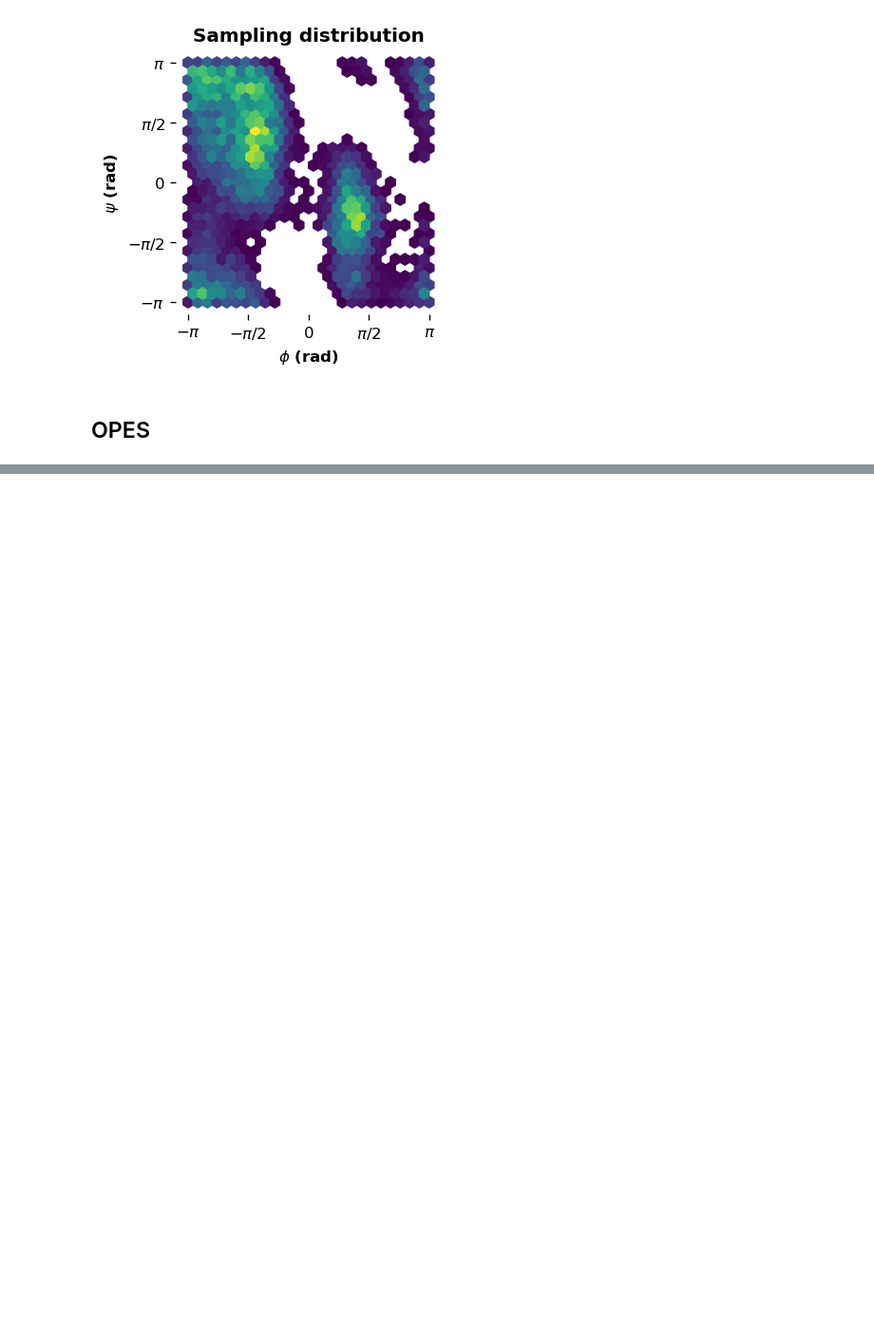
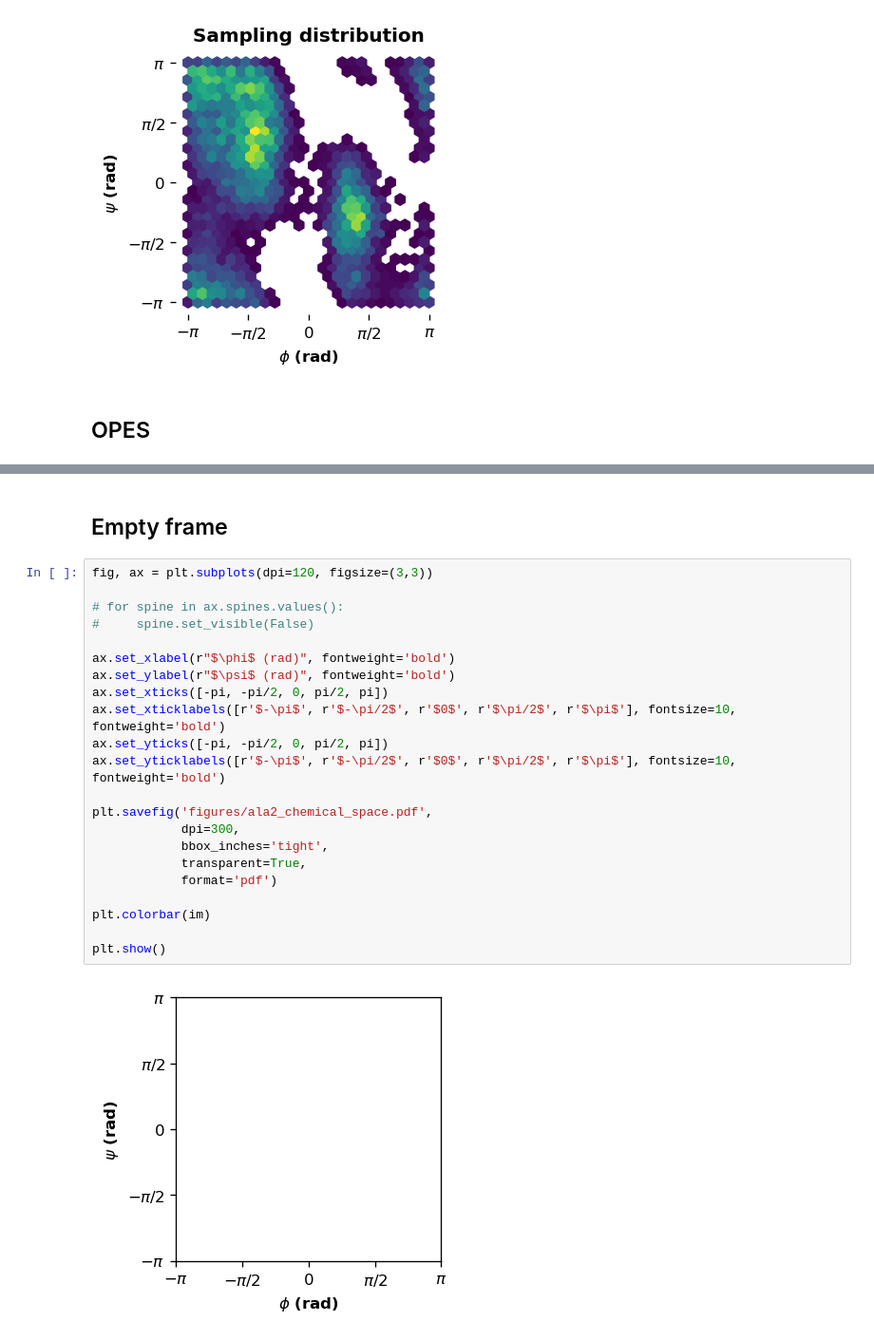
Before and after one commit to XiangruiLi-Ray/enhanced_sampling_examples, a Jupyter notebook: analyze.ipynb, the cells around one changed output, grey strips where cells are left out. Shown: that part at 95% size. Drawn from its saved outputs; the diff is of its cells as text; blank space fills up the shorter version.

```diff
--- a/analyze.ipynb
+++ b/analyze.ipynb
@@ -173,0 +286,26 @@ plt.show()
+# %% [markdown]
+## Empty frame
+# %%
+fig, ax = plt.subplots(dpi=120, figsize=(3,3))
+
+# for spine in ax.spines.values():
+#     spine.set_visible(False)
+
+ax.set_xlabel(r"$\phi$ (rad)", fontweight='bold')
+ax.set_ylabel(r"$\psi$ (rad)", fontweight='bold')
+ax.set_xticks([-pi, -pi/2, 0, pi/2, pi])
+ax.set_xticklabels([r'$-\pi$', r'$-\pi/2$', r'$0$', r'$\pi/2$', r'$\pi$'], fontsize=10, fontweight='bold')
+ax.set_yticks([-pi, -pi/2, 0, pi/2, pi])
+ax.set_yticklabels([r'$-\pi$', r'$-\pi/2$', r'$0$', r'$\pi/2$', r'$\pi$'], fontsize=10, fontweight='bold')
+
+plt.savefig('figures/ala2_chemical_space.pdf',
+            dpi=300,
+            bbox_inches='tight',
+            transparent=True,
+            format='pdf')
+
+plt.colorbar(im)
+
+plt.show()
+# %% [output]
+[figure, added]
```
Also changed, not shown: parts of 9 cells of this notebook, 5 other files.
